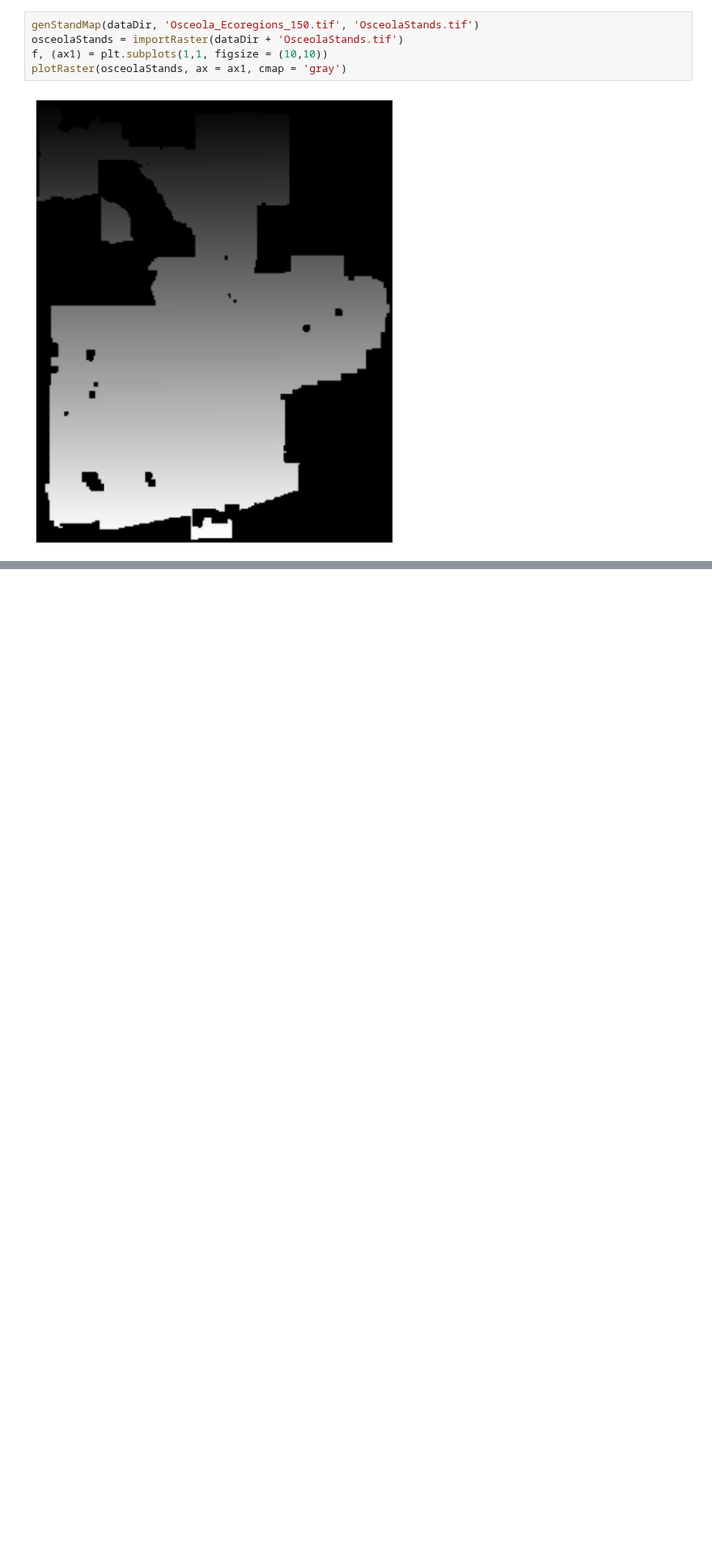
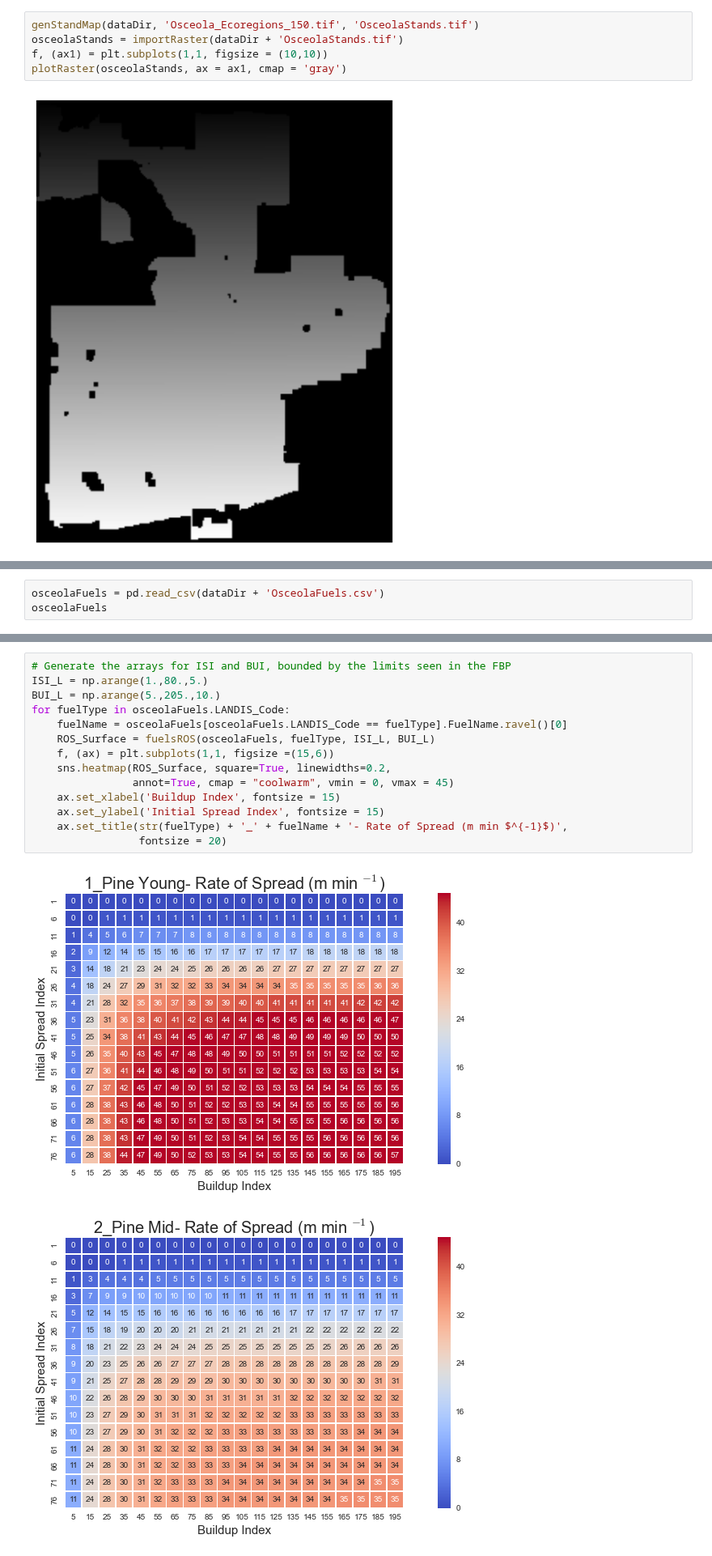
Before and after one commit to djkrofch/Osceola, a Jupyter notebook: Osceola_MGMT.ipynb, the cells around one changed output, grey strips where cells are left out. Shown at 81% size. Drawn from its saved outputs; the diff is of its cells as text; blank space fills up the shorter version.

Commit message:
Generated fuel type ROS
and fixed correct import for raster utils script

```diff
--- a/Osceola_MGMT.ipynb
+++ b/Osceola_MGMT.ipynb
@@ -106,0 +111,3 @@ plotRaster(osceolaStands, ax = ax1, cmap = 'gray')
+# %%
+osceolaFuels = pd.read_csv(dataDir + 'OsceolaFuels.csv')
+osceolaFuels
@@ -106,0 +121,17 @@ plotRaster(osceolaStands, ax = ax1, cmap = 'gray')
+# %%
+# Generate the arrays for ISI and BUI, bounded by the limits seen in the FBP
+ISI_L = np.arange(1.,80.,5.)
+BUI_L = np.arange(5.,205.,10.)
+for fuelType in osceolaFuels.LANDIS_Code:
+    fuelName = osceolaFuels[osceolaFuels.LANDIS_Code == fuelType].FuelName.ravel()[0]
+    ROS_Surface = fuelsROS(osceolaFuels, fuelType, ISI_L, BUI_L)
+    f, (ax) = plt.subplots(1,1, figsize =(15,6))
+    sns.heatmap(ROS_Surface, square=True, linewidths=0.2,
+                annot=True, cmap = "coolwarm", vmin = 0, vmax = 45)
+    ax.set_xlabel('Buildup Index', fontsize = 15)
+    ax.set_ylabel('Initial Spread Index', fontsize = 15)
+    ax.set_title(str(fuelType) + '_' + fuelName + '- Rate of Spread (m min $^{-1}$)',
+                 fontsize = 20)
+# %% [output]
+[figure, added]
+[figure, added]
```
Also changed, not shown: parts of 4 cells of this notebook.
